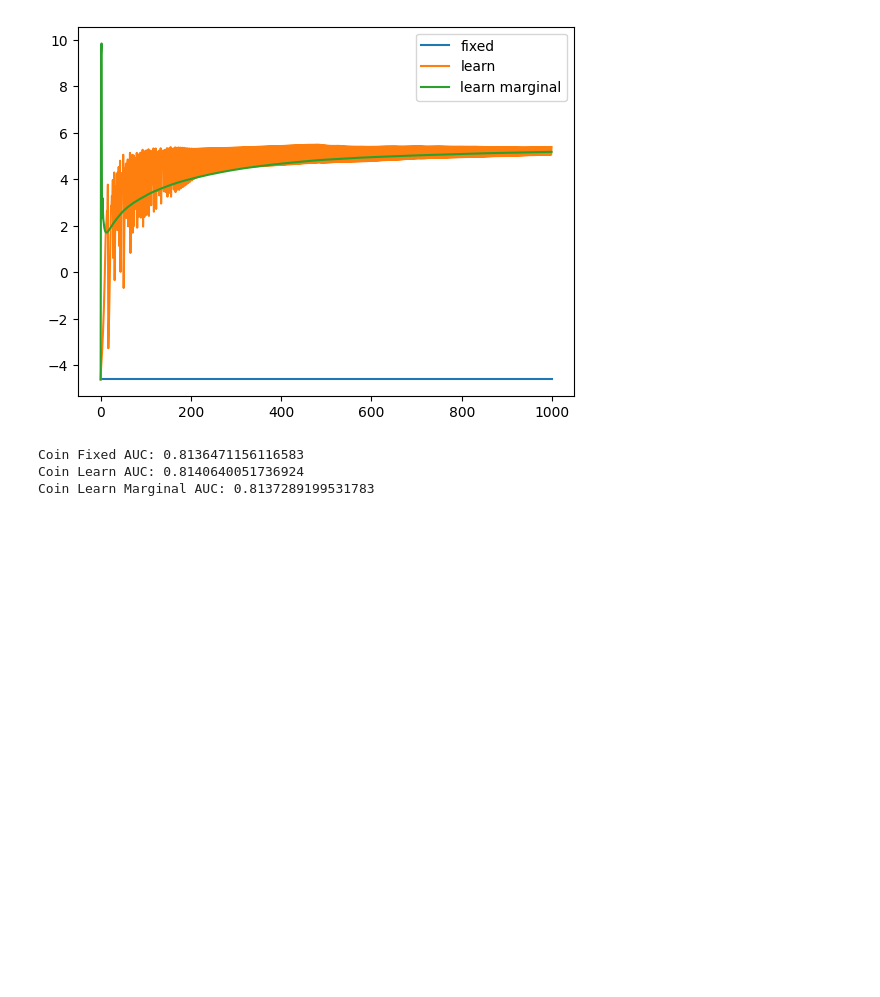
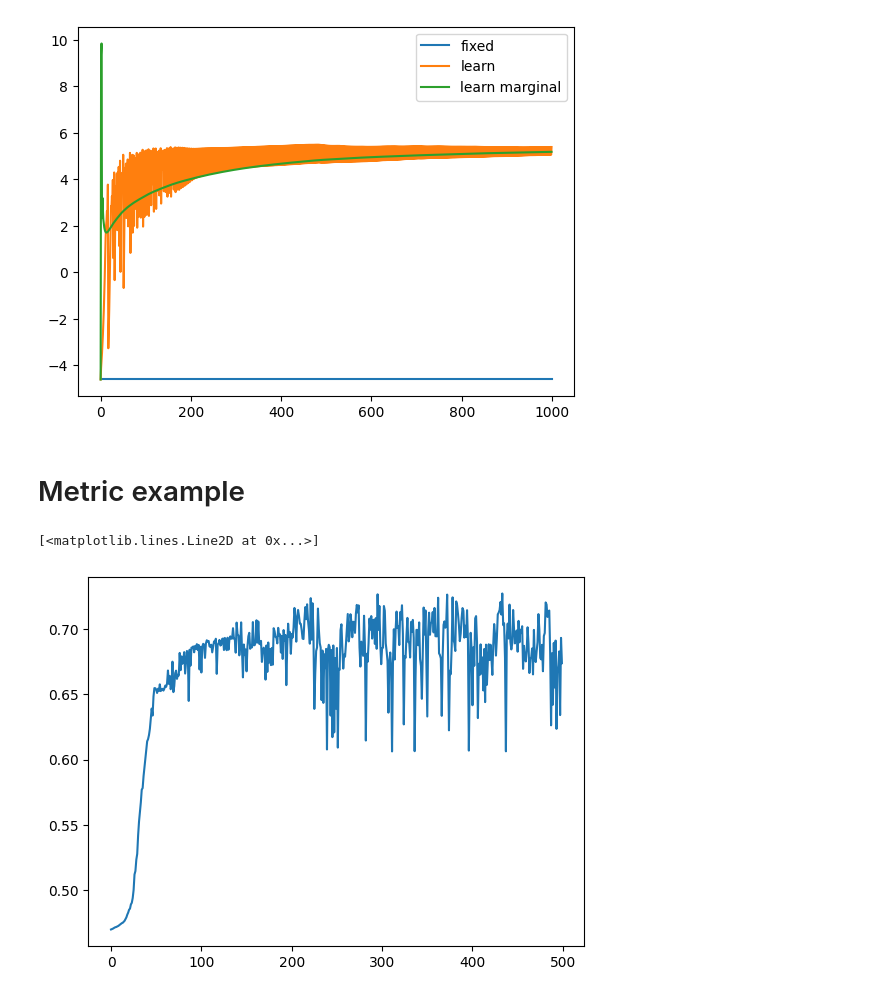
Before and after one commit to chris-nemeth/CoinEM, a Jupyter notebook: new_experiments/bayesian_logistic_regression_covertype.ipynb, the cells around one changed output. Cells and saved outputs as stored; diff of their text form; code cells hidden in the pictures; blank space fills up the shorter version.

Commit message:
Add metric computation.

```diff
--- a/new_experiments/bayesian_logistic_regression_covertype.ipynb
+++ b/new_experiments/bayesian_logistic_regression_covertype.ipynb
@@ -176,26 +176,30 @@ plt.show()
 # %% [output]
 [figure]
 [figure]
-# %%
-# Compute AUC:
-from sklearn.metrics import roc_auc_score
-
-def predict_prob(test_inputs, latent):
-    """Returns label maximizing the approximate posterior predictive
-    distribution defined by the cloud X, vectorized over feature vectors f.
-    """
-    s = vmap(lambda x: tfd.Bernoulli(logits=jnp.matmul(test_inputs, x)).mean())(latent).mean(0)
-    return s
-
-coin_fixed_auc = roc_auc_score(y_test, predict_prob(X_test, x_coin_fixed["beta"][-1]))
-coin_learn_auc = roc_auc_score(y_test, predict_prob(X_test, x_coin_learn["beta"][-1]))
-
-x_coin_learn_marginal_auc = roc_auc_score(y_test, predict_prob(X_test, x_coin_learn_marginal["beta"][-1]))
-
-print(f"Coin Fixed AUC: {coin_fixed_auc}")
-print(f"Coin Learn AUC: {coin_learn_auc}")
-print(f"Coin Learn Marginal AUC: {x_coin_learn_marginal_auc}")
-# %% [output]
-Coin Fixed AUC: 0.8136471156116583
-Coin Learn AUC: 0.8140640051736924
-Coin Learn Marginal AUC: 0.8137289199531783
+# %% [markdown]
+# Metric example
+# %%
+# (1) Write your metric as a function of the latent_PARTICLES and theta. Below we consider the accuracy of the model.
+def accuracy(latent_particles, theta):
+    """Returns label maximizing the approximate posterior predictive
+    distribution defined by the cloud X, vectorized over feature vectors f.
+    """
+    prob = vmap(lambda p: tfd.Bernoulli(logits=jnp.matmul(X_test, p).squeeze()).mean())(latent_particles["beta"]).mean(axis=0)
+
+    return 1.0 - jnp.abs(y_test - (prob > 0.5)).mean()
+
+# (2) Construct a dictionary of metrics you want to track.
+metrics_to_compute = {"accuracy": accuracy}
+
+# (3) Pass the dictionary via the `metrics` argument.
+latent_last, theta_last, computed_metrics = coin_svgd(fixed_theta, train_data, X0, th0, 500, batch_size=500, metrics=metrics_to_compute)
+
+# Here passing this means we compute metrics on every iteration, and we don't save all the theta and latent particles history, only return the last state!
+
+# The computed metrics are returned as a dictionary, but where the leading dimension is the number of iterations.
+
+# We can plot the accuracy as a function of the iteration number:
+plt.plot(computed_metrics["accuracy"])
+# %% [output]
+[<matplotlib.lines.Line2D at 0x...>]
+[figure, added]
```
Also changed, not shown: 2 other files.
